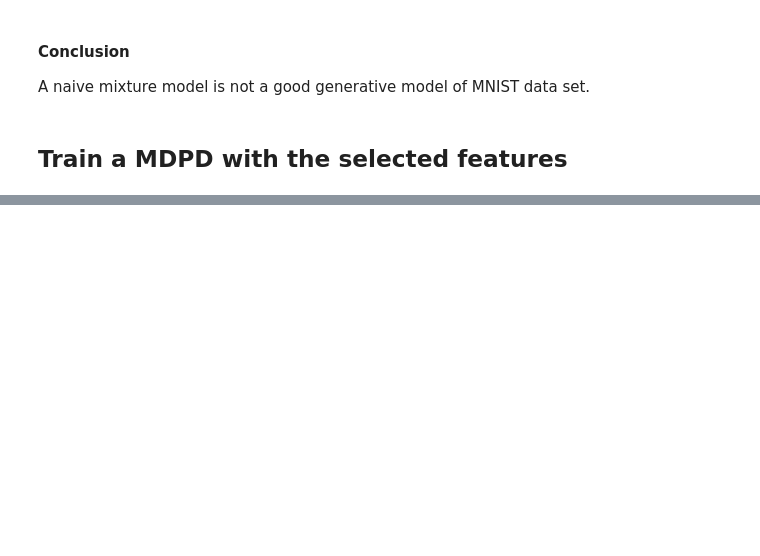
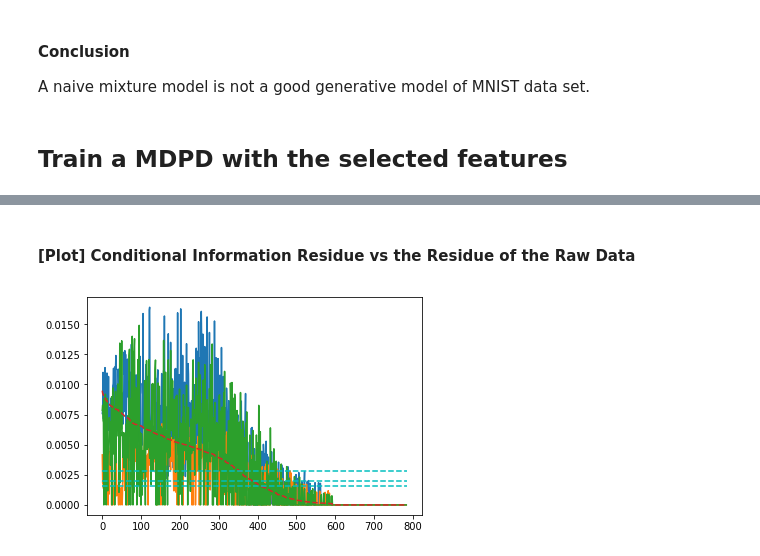
Before and after one commit to zyzzhaoyuzhe/MDPD, a Jupyter notebook: python/MNIST.ipynb, the cells around one changed output, grey strips where cells are left out. Drawn from its saved outputs; the diff is of its cells as text; code cells hidden in the pictures; blank space fills up the shorter version.

```diff
--- a/python/MNIST.ipynb
+++ b/python/MNIST.ipynb
@@ -101,8 +102,8 @@ Wall time: 5.11 s
 plt.figure()
 idx = np.argsort(sigma_origin)[::-1]
 for k in [0]:
-    plt.plot(sigma_condition[idx,k]/(dim-1))
-plt.plot(sigma_origin[idx] / (dim-1), '--')
+    plt.plot(sigma_condition[idx,k]/(DIM-1))
+plt.plot(sigma_origin[idx] / (DIM-1), '--')
 # plot reference G statistics
 for foo in percentiles[:3]:
     plt.plot([0, len(score)], [foo, foo], 'c--')
@@ -190,0 +180,14 @@ foo.shape
+# %% [markdown]
+#### [Plot] Conditional Information Residue vs the Residue of the Raw Data
+# %%
+plt.figure()
+idx = np.argsort(sigma_origin)[::-1]
+for k in xrange(3):
+    plt.plot(sigma_condition[idx,k]/(DIM-1))
+plt.plot(sigma_origin[idx] / (DIM-1), '--')
+# plot reference G statistics
+for foo in percentiles[:3]:
+    plt.plot([0, len(score)], [foo, foo], 'c--')
+plt.show()
+# %% [output]
+[figure, added]
```
Also changed, not shown: parts of 23 cells of this notebook, 3 other files.
